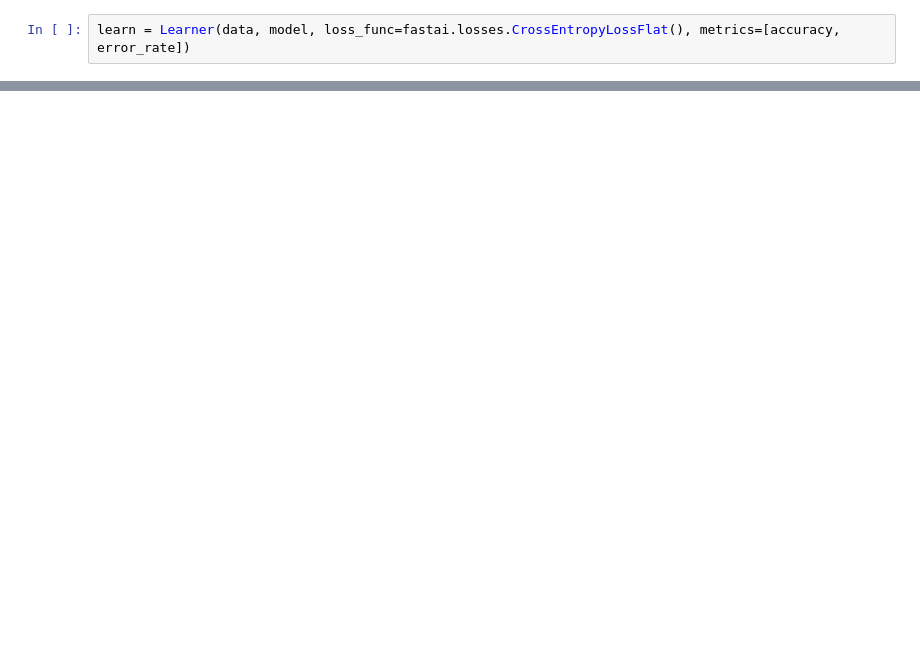
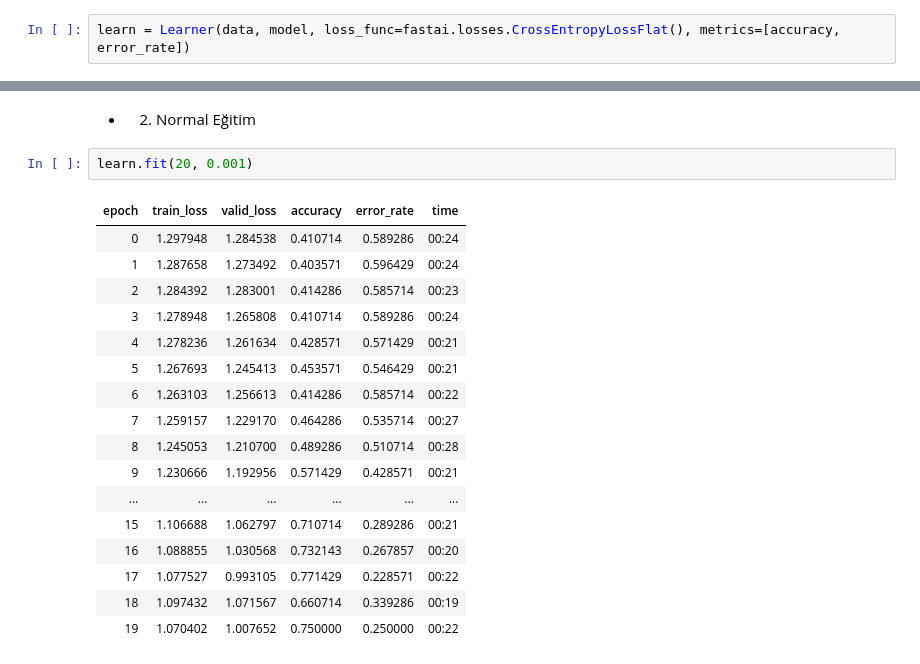
Before and after one commit to omeryildizce/Yapay_Zeka_ve_Bilgisayarli_Goru, a Jupyter notebook: Bolum_03_FastAi/c01_FastAi.ipynb, the cells around one changed output, grey strips where cells are left out. Cells and saved outputs as stored; diff of their text form; blank space fills up the shorter version.

```diff
--- a/Bolum_03_FastAi/c01_FastAi.ipynb
+++ b/Bolum_03_FastAi/c01_FastAi.ipynb
@@ -109,0 +133,22 @@ Callbacks:
+# %% [markdown]
+- 2. Normal Eğitim
+# %%
+learn.fit(20, 0.001)
+# %% [output]
+| epoch | train_loss | valid_loss | accuracy | error_rate | time |
+| 0 | 1.297948 | 1.284538 | 0.410714 | 0.589286 | 00:24 |
+| 1 | 1.287658 | 1.273492 | 0.403571 | 0.596429 | 00:24 |
+| 2 | 1.284392 | 1.283001 | 0.414286 | 0.585714 | 00:23 |
+| 3 | 1.278948 | 1.265808 | 0.410714 | 0.589286 | 00:24 |
+| 4 | 1.278236 | 1.261634 | 0.428571 | 0.571429 | 00:21 |
+| 5 | 1.267693 | 1.245413 | 0.453571 | 0.546429 | 00:21 |
+| 6 | 1.263103 | 1.256613 | 0.414286 | 0.585714 | 00:22 |
+| 7 | 1.259157 | 1.229170 | 0.464286 | 0.535714 | 00:27 |
+| 8 | 1.245053 | 1.210700 | 0.489286 | 0.510714 | 00:28 |
+| 9 | 1.230666 | 1.192956 | 0.571429 | 0.428571 | 00:21 |
+| ... | ... | ... | ... | ... | ... |
+| 15 | 1.106688 | 1.062797 | 0.710714 | 0.289286 | 00:21 |
+| 16 | 1.088855 | 1.030568 | 0.732143 | 0.267857 | 00:20 |
+| 17 | 1.077527 | 0.993105 | 0.771429 | 0.228571 | 00:22 |
+| 18 | 1.097432 | 1.071567 | 0.660714 | 0.339286 | 00:19 |
+| 19 | 1.070402 | 1.007652 | 0.750000 | 0.250000 | 00:22 |
```
Also changed, not shown: parts of 10 cells of this notebook.
